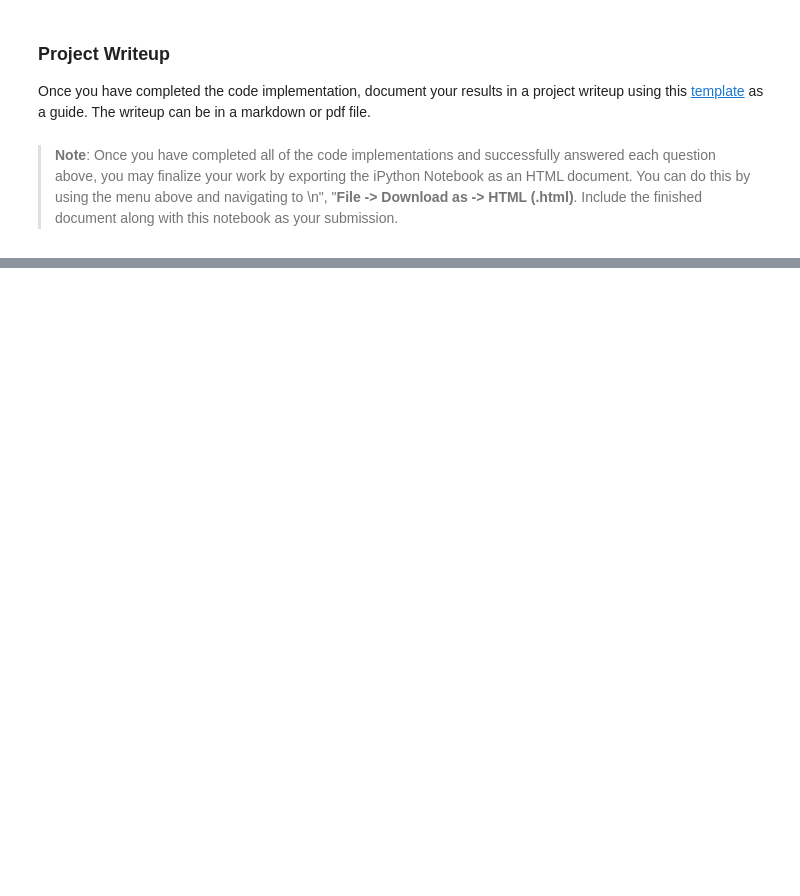
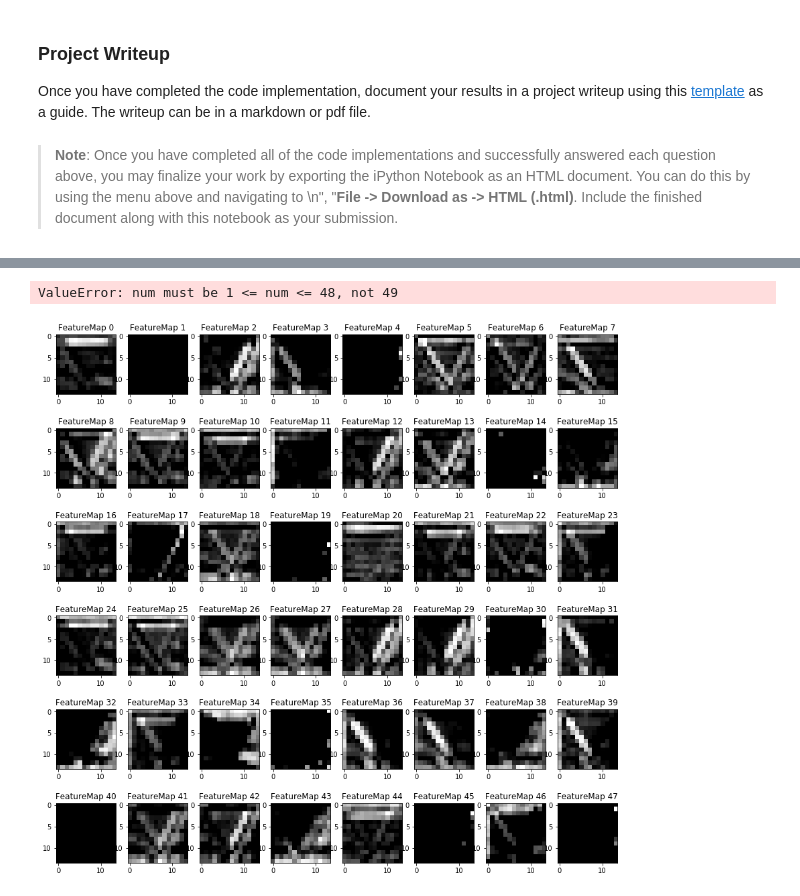
Before and after one commit to Danziger/CarND-T1-P2-Traffic-Sign-Classifier, a Jupyter notebook: src/notebooks/trafficSignClassifier.ipynb, the cells around one changed output, grey strips where cells are left out. Drawn from its saved outputs; the diff is of its cells as text; code cells hidden in the pictures; blank space fills up the shorter version.

```diff
--- a/src/notebooks/trafficSignClassifier.ipynb
+++ b/src/notebooks/trafficSignClassifier.ipynb
@@ -572,7 +588,18 @@ def MyNet(x, keep_prob):
 
     # LAYER 6:     Fully Connected + Relu
     # DIMENSIONS: 128 → n_classes = 43
-    return tf.matmul(fc2, weights['w_fc3']) + biases['b_fc3'], weights
+    fc3 = tf.matmul(fc2, weights['w_fc3']) + biases['b_fc3']
+
+    # RETURN ALL:
+    return fc3, {
+        "conv1": conv1,
+        "conv2": conv2,
+        "conv3": conv3,
+        "fc0": fc0,
+        "fc1": fc1,
+        "fc2": fc2,
+        "fc3": fc3
+    }
 # %% [markdown]
 ### TRAIN, VALIDATE & TEST THE MODEL
 # %% [markdown]
@@ -944,14 +1004,14 @@ def outputFeatureMap(image_input, tf_activation, activation_min=-1, activation_m
     # image_input =
     # Note: x should be the same name as your network's tensorflow data placeholder variable
     # If you get an error tf_activation is not defined it may be having trouble accessing the variable from inside a function
-    activation = tf_activation.eval(session=sess,feed_dict={x : image_input})
+    activation = tf_activation.eval(session=sess, feed_dict={x: image_input, keep_prob: 1})
     featuremaps = activation.shape[3]
     plt.figure(plt_num, figsize=(15,15))
     for featuremap in range(featuremaps):
         plt.subplot(6,8, featuremap+1) # sets the number of feature maps to show on each row and column
         plt.title('FeatureMap ' + str(featuremap)) # displays the feature map number
         if activation_min != -1 & activation_max != -1:
-            plt.imshow(activation[0,:,:, featuremap], interpolation="nearest", vmin =activation_min, vmax=activation_max, cmap="gray")
+            plt.imshow(activation[0,:,:, featuremap], interpolation="nearest", vmin=activation_min, vmax=activation_max, cmap="gray")
         elif activation_max != -1:
             plt.imshow(activation[0,:,:, featuremap], interpolation="nearest", vmax=activation_max, cmap="gray")
         elif activation_min !=-1:
@@ -962,0 +1021,8 @@ outputFeatureMap(extraPreproc[0], w_conv1)
+# %%
+with tf.Session() as sess:
+    saver.restore(sess, MODEL_FILE)
+
+    outputFeatureMap(extraPreproc[0:1], layers["conv1"])
+# %% [output]
+ValueError: num must be 1 <= num <= 48, not 49
+[figure, added]
```
Also changed, not shown: parts of 9 cells of this notebook.
